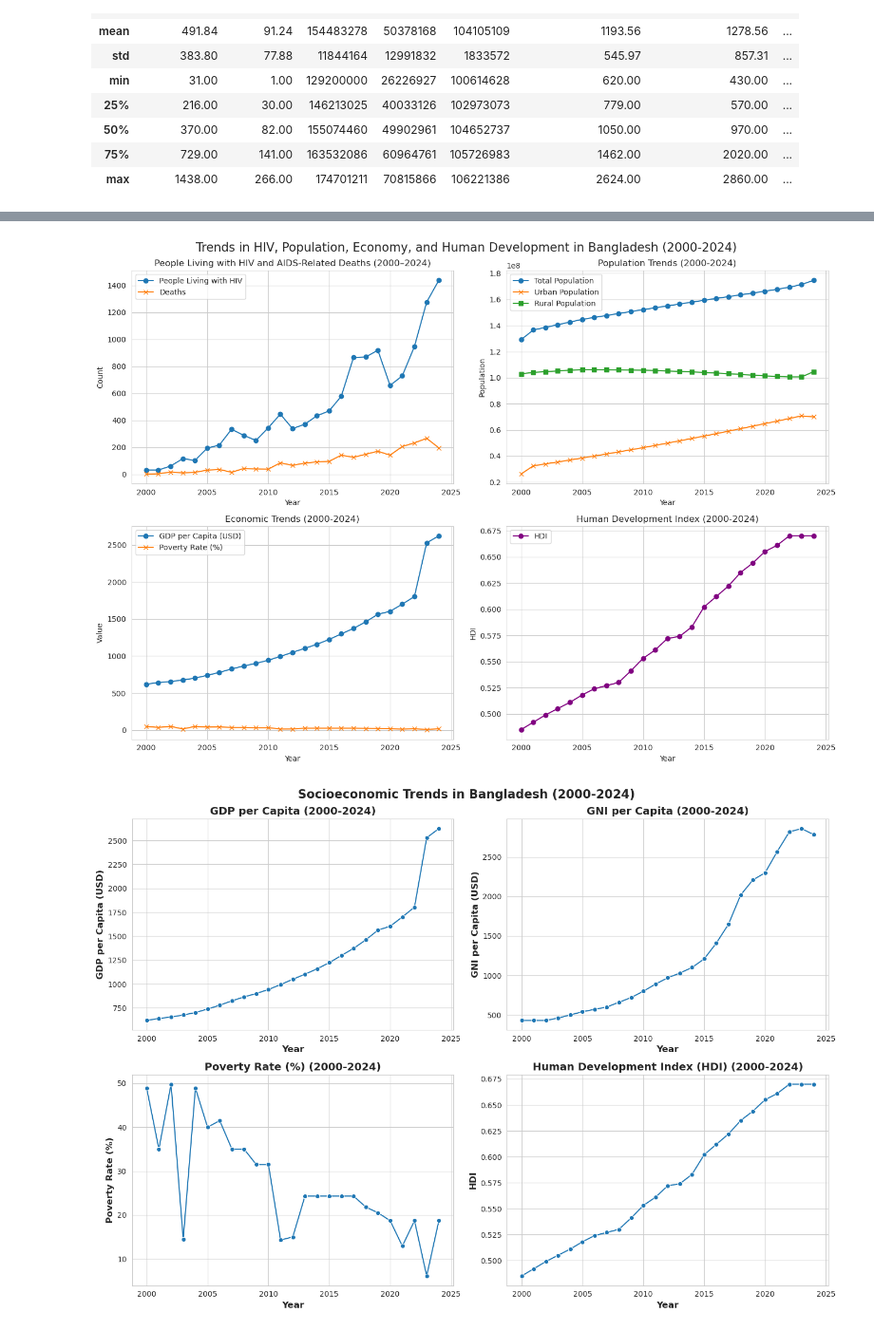
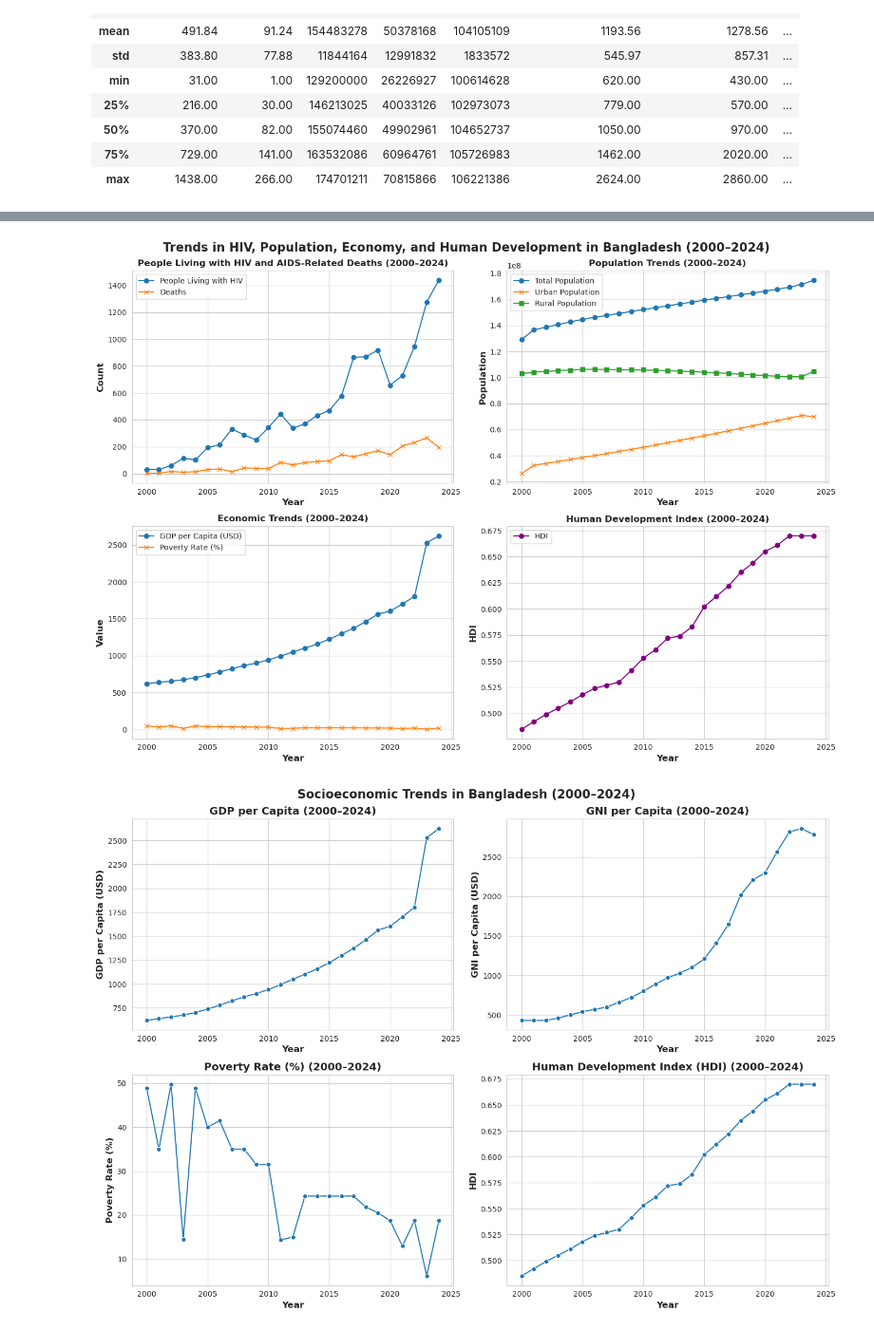
Before and after one commit to awnonbhowmik/AIDS_BD-Data-Analysis, a Jupyter notebook: FinalCode.ipynb, the cells around one changed output, grey strips where cells are left out. Shown at 95% size. Drawn from its saved outputs; the diff is of its cells as text; code cells hidden in the pictures.

Commit message:
updated figure as per editor comment

```diff
--- a/FinalCode.ipynb
+++ b/FinalCode.ipynb
@@ -156,47 +156,47 @@ fig, axs = plt.subplots(2, 2, figsize=(14, 10))
 # Plot 1: AIDS Infected and Deaths
 axs[0, 0].plot(years, aids_infected, label="People Living with HIV", marker='o')
 axs[0, 0].plot(years, aids_death, label="Deaths", marker='x')
 # axs[0, 0].plot(years, aids_death/aids_infected, label="CFR", marker='s')
-axs[0, 0].set_title("People Living with HIV and AIDS-Related Deaths (2000–2024)")
-axs[0, 0].set_xlabel("Year")
-axs[0, 0].set_ylabel("Count")
+axs[0, 0].set_title("People Living with HIV and AIDS-Related Deaths (2000\u20132024)", fontsize=12, fontweight='bold')
+axs[0, 0].set_xlabel("Year", fontsize=12, fontweight='bold')
+axs[0, 0].set_ylabel("Count", fontsize=12, fontweight='bold')
 axs[0, 0].legend()
 axs[0, 0].grid(True)
 
 # Plot 2: Population Trends
 axs[0, 1].plot(years, total_population, label="Total Population", marker='o')
 axs[0, 1].plot(years, urban_population, label="Urban Population", marker='x')
 axs[0, 1].plot(years, rural_population, label="Rural Population", marker='s')
-axs[0, 1].set_title("Population Trends (2000-2024)")
-axs[0, 1].set_xlabel("Year")
-axs[0, 1].set_ylabel("Population")
+axs[0, 1].set_title("Population Trends (2000\u20132024)", fontsize=12, fontweight='bold')
+axs[0, 1].set_xlabel("Year", fontsize=12, fontweight='bold')
+axs[0, 1].set_ylabel("Population", fontsize=12, fontweight='bold')
 axs[0, 1].legend()
 axs[0, 1].grid(True)
 
 # Plot 3: GDP Per Capita and Poverty Rate
 axs[1, 0].plot(years, gdp_per_capita, label="GDP per Capita (USD)", marker='o')
 axs[1, 0].plot(years, poverty_rate, label="Poverty Rate (%)", marker='x')
-axs[1, 0].set_title("Economic Trends (2000-2024)")
-axs[1, 0].set_xlabel("Year")
-axs[1, 0].set_ylabel("Value")
+axs[1, 0].set_title("Economic Trends (2000\u20132024)", fontsize=12, fontweight='bold')
+axs[1, 0].set_xlabel("Year", fontsize=12, fontweight='bold')
+axs[1, 0].set_ylabel("Value", fontsize=12, fontweight='bold')
 axs[1, 0].legend()
 axs[1, 0].grid(True)
 
 # Plot 4: HDI Trend
 hdi = df['Human Development Index (HDI)']
 axs[1, 1].plot(years, hdi, label="HDI", marker='o', color='purple')
-axs[1, 1].set_title("Human Development Index (2000-2024)")
-axs[1, 1].set_xlabel("Year")
-axs[1, 1].set_ylabel("HDI")
+axs[1, 1].set_title("Human Development Index (2000\u20132024)", fontsize=12, fontweight='bold')
+axs[1, 1].set_xlabel("Year", fontsize=12, fontweight='bold')
+axs[1, 1].set_ylabel("HDI", fontsize=12, fontweight='bold')
 axs[1, 1].legend()
 axs[1, 1].grid(True)
 
-plt.suptitle("Trends in HIV, Population, Economy, and Human Development in Bangladesh (2000-2024)", fontsize=16)
+plt.suptitle("Trends in HIV, Population, Economy, and Human Development in Bangladesh (2000\u20132024)", fontsize=16, fontweight='bold')
 # Adjust layout and display the plots
 plt.tight_layout()
 plt.show()
 # %% [output]
-[figure, old version]
+[figure, new version]
 # %%
 fig, axs = plt.subplots(2, 2, figsize=(14, 10))
 
```
Also changed, not shown: parts of 3 cells of this notebook.
